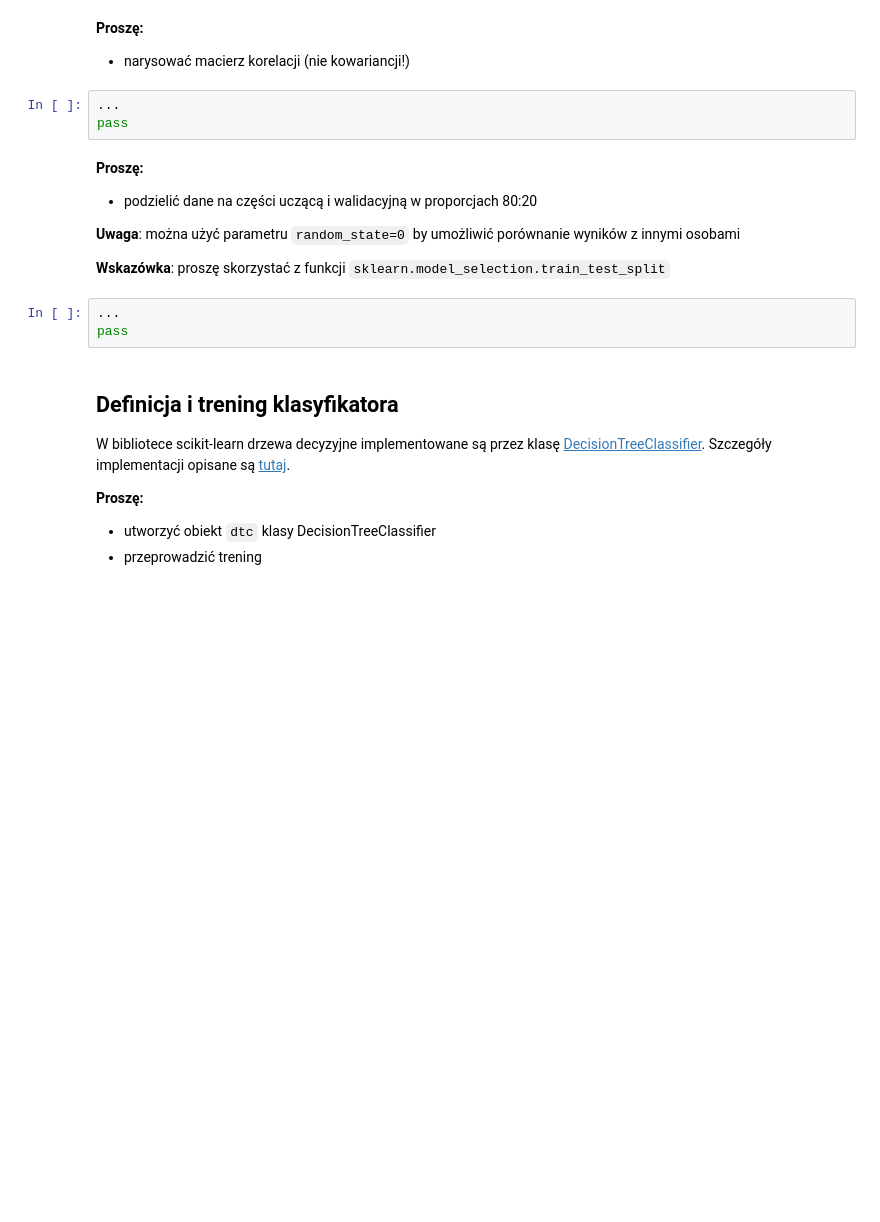
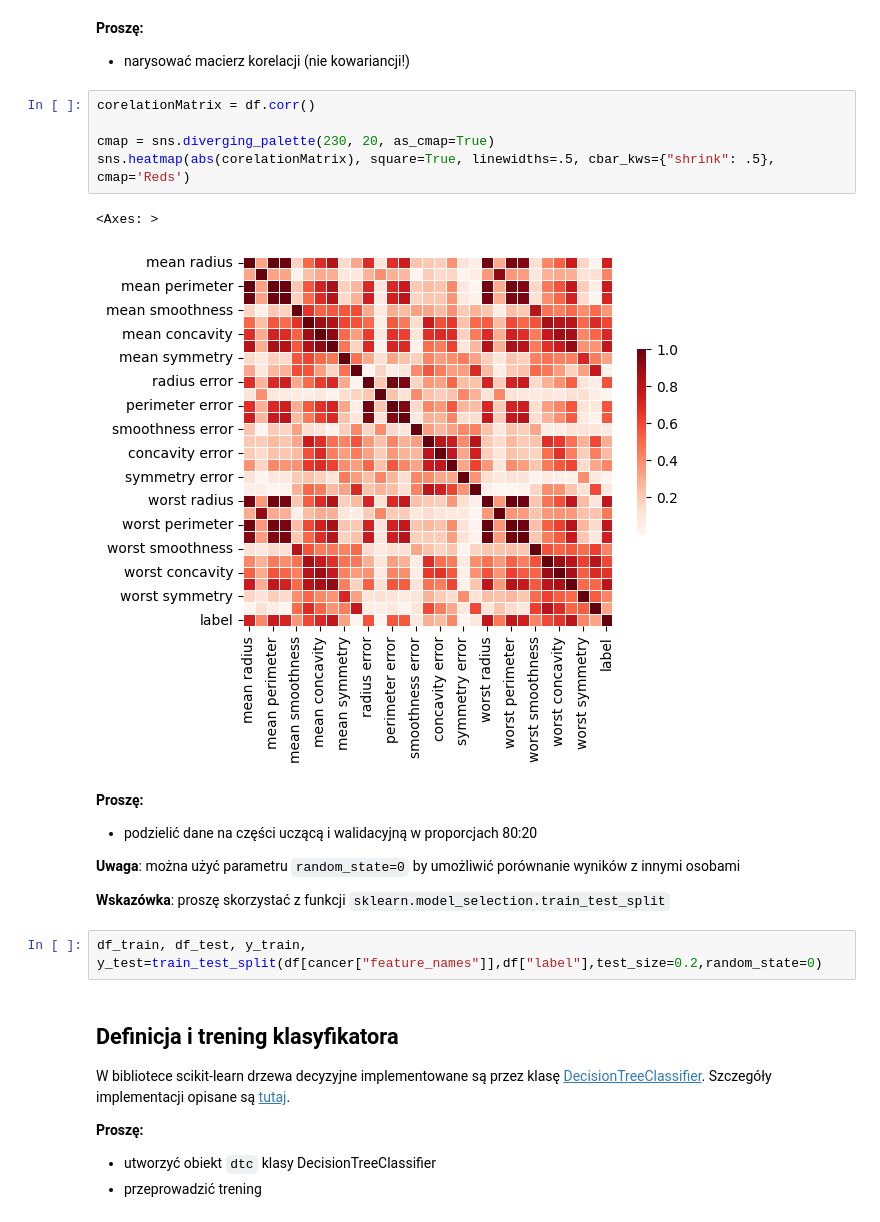
Before and after one commit to m-warda/ML2627, a Jupyter notebook: 08_Drzewa_decyzyjne_bez_gradboost.ipynb, the cells around one changed output. Saved outputs shown, nothing was run; the diff lists cells and outputs as text; blank space fills up the shorter version.

````diff
--- a/08_Drzewa_decyzyjne_bez_gradboost.ipynb
+++ b/08_Drzewa_decyzyjne_bez_gradboost.ipynb
@@ -76,9 +101,14 @@ pass
 **Proszę:**
 
 * narysować macierz korelacji (nie kowariancji!)
-# %%
-...
-pass
+# %%
+corelationMatrix = df.corr()
+
+cmap = sns.diverging_palette(230, 20, as_cmap=True)
+sns.heatmap(abs(corelationMatrix), square=True, linewidths=.5, cbar_kws={"shrink": .5}, cmap='Reds')
+# %% [output]
+<Axes: >
+[figure, added]
 # %% [markdown]
 **Proszę:**
 * podzielić dane na części uczącą i walidacyjną w proporcjach 80:20
@@ -86,9 +116,8 @@ pass
 **Uwaga**: można użyć parametru ```random_state=0``` by umożliwić porównanie wyników z innymi osobami
 
 **Wskazówka**: proszę skorzystać z funkcji ```sklearn.model_selection.train_test_split```
-# %%
-...
-pass
+# %%
+df_train, df_test, y_train, y_test=train_test_split(df[cancer["feature_names"]],df["label"],test_size=0.2,random_state=0)
 # %% [markdown]
 ## Definicja i trening klasyfikatora
 
````
Also changed, not shown: parts of 14 cells of this notebook.
